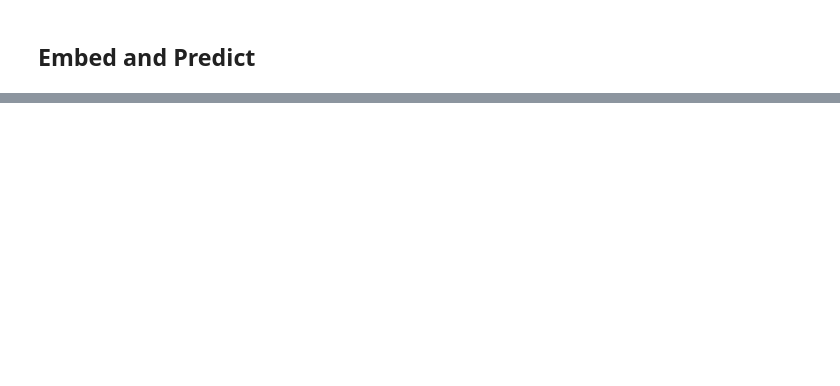
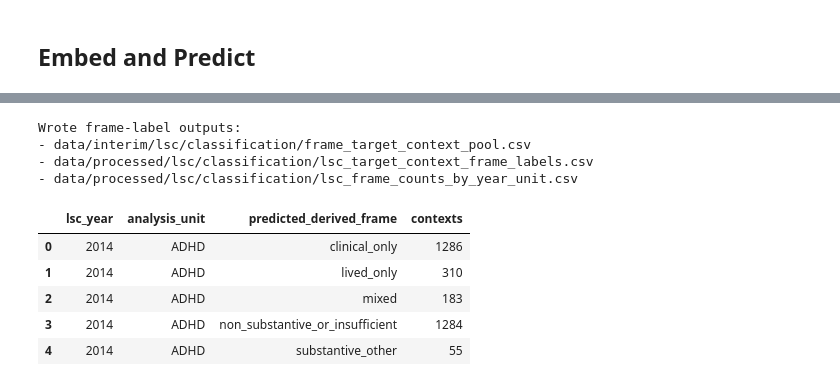
Before and after one commit to jako6f/msc-nlp-therapy-speak, a Jupyter notebook: notebooks/01_classification/06_apply_frame_classifier.ipynb, the cells around one changed output, grey strips where cells are left out. Saved outputs shown, nothing was run; the diff lists cells and outputs as text; code cells hidden in the pictures; blank space fills up the shorter version.

```diff
--- a/notebooks/01_classification/06_apply_frame_classifier.ipynb
+++ b/notebooks/01_classification/06_apply_frame_classifier.ipynb
@@ -17,6 +17,7 @@ if PROJECT_ROOT.name == "01_classification":
     PROJECT_ROOT = PROJECT_ROOT.parents[1]
 
 CONTEXT_PATH = PROJECT_ROOT / "data/interim/lsc/contexts/lsc_mention_contexts.parquet"
+TARGET_POOL_PATH = PROJECT_ROOT / "data/interim/lsc/classification/frame_target_context_pool.csv"
 MODEL_DIR = PROJECT_ROOT / "data/processed/lsc/classification"
 MODEL_PATH = MODEL_DIR / "hierarchical_frame_logistic_models.pkl"
 METADATA_PATH = MODEL_DIR / "frame_classifier_metadata.json"
@@ -33,17 +36,24 @@ with MODEL_PATH.open("rb") as handle:
     models = pickle.load(handle)
 metadata = json.loads(METADATA_PATH.read_text(encoding="utf-8"))
 
-columns = [
+pool_columns = [
     "doc_id",
+    "url",
+    "registered_domain",
     "analysis_unit",
+    "target_group",
     "raw_form",
+    "matched_text",
     "mention_start_char",
     "mention_end_char",
     "target_sentence_plus_adjacent",
     "lsc_year",
+    "source_year",
 ]
-contexts = pd.read_parquet(CONTEXT_PATH, columns=columns)
+contexts = pd.read_parquet(CONTEXT_PATH, columns=pool_columns)
 target_contexts = contexts.loc[contexts["analysis_unit"].isin(["ADHD", "Autism"])].copy()
+
+
 def stable_context_id(row: pd.Series) -> str:
     value = "|".join(
         str(row.get(column, ""))
@@ -51,10 +61,22 @@ def stable_context_id(row: pd.Series) -> str:
     )
     return hashlib.sha1(value.encode("utf-8")).hexdigest()[:16]
 
+
 target_contexts = target_contexts.dropna(subset=["target_sentence_plus_adjacent", "lsc_year"])
 target_contexts = target_contexts.loc[target_contexts["target_sentence_plus_adjacent"].str.strip().ne("")].copy()
 target_contexts["context_id"] = target_contexts.apply(stable_context_id, axis=1)
+target_contexts["year_band"] = pd.cut(
+    target_contexts["lsc_year"].astype(int),
+    bins=[2013, 2017, 2022, 2026],
+    labels=["early_2014_2017", "mid_2018_2022", "late_2023_2026"],
+)
+
 duplicate_context_ids = target_contexts["context_id"].duplicated().sum()
 if duplicate_context_ids:
     raise ValueError(f"Context ID collision or duplicate mention rows found: {duplicate_context_ids}")
+
+target_contexts = target_contexts.sort_values(["analysis_unit", "lsc_year", "context_id"]).reset_index(drop=True)
+TARGET_POOL_PATH.parent.mkdir(parents=True, exist_ok=True)
+target_contexts.to_csv(TARGET_POOL_PATH, index=False)
 print(f"Target contexts to label: {len(target_contexts):,}")
+print(f"Refreshed target-context pool: {TARGET_POOL_PATH.relative_to(PROJECT_ROOT)}")
@@ -95,9 +120,9 @@ labels["p_substantive"] = models["substantive_target_discourse"].predict_proba(x
 labels["p_clinical_given_substantive"] = models["clinical_frame_present"].predict_proba(x_all)[:, 1]
 labels["p_lived_given_substantive"] = models["lived_experience_frame_present"].predict_proba(x_all)[:, 1]
 
-labels["predicted_substantive_target_discourse"] = labels["p_substantive"].ge(0.5)
-labels["predicted_clinical_frame_present"] = labels["p_clinical_given_substantive"].ge(0.5)
-labels["predicted_lived_experience_frame_present"] = labels["p_lived_given_substantive"].ge(0.5)
+labels["predicted_substantive_target_discourse"] = labels["p_substantive"].ge(0.5).astype("boolean")
+labels["predicted_clinical_frame_present"] = labels["p_clinical_given_substantive"].ge(0.5).astype("boolean")
+labels["predicted_lived_experience_frame_present"] = labels["p_lived_given_substantive"].ge(0.5).astype("boolean")
 labels.loc[~labels["predicted_substantive_target_discourse"], "predicted_clinical_frame_present"] = pd.NA
 labels.loc[~labels["predicted_substantive_target_discourse"], "predicted_lived_experience_frame_present"] = pd.NA
 
@@ -123,10 +150,26 @@ labels["prompt_version"] = metadata["prompt_version"]
 # %%
+pool_ids = set(pd.read_csv(TARGET_POOL_PATH, usecols=["context_id"])["context_id"])
+label_ids = set(labels["context_id"])
+if pool_ids != label_ids:
+    raise ValueError("Refreshed target pool and frame-label outputs do not contain the same context IDs.")
+
 labels.to_csv(OUTPUT_PATH, index=False)
 summary = labels.groupby(["lsc_year", "analysis_unit", "predicted_derived_frame"], as_index=False).size().rename(columns={"size": "contexts"})
 summary.to_csv(SUMMARY_PATH, index=False)
 
 print("Wrote frame-label outputs:")
-for path in [OUTPUT_PATH, SUMMARY_PATH]:
+for path in [TARGET_POOL_PATH, OUTPUT_PATH, SUMMARY_PATH]:
     print(f"- {path.relative_to(PROJECT_ROOT)}")
 
 summary.head()
+# %% [output]
+Wrote frame-label outputs:
+- data/interim/lsc/classification/frame_target_context_pool.csv
+- data/processed/lsc/classification/lsc_target_context_frame_labels.csv
+- data/processed/lsc/classification/lsc_frame_counts_by_year_unit.csv
+|  | lsc_year | analysis_unit | predicted_derived_frame | contexts |
+| 0 | 2014 | ADHD | clinical_only | 1286 |
+| 1 | 2014 | ADHD | lived_only | 310 |
+| 2 | 2014 | ADHD | mixed | 183 |
+| 3 | 2014 | ADHD | non_substantive_or_insufficient | 1284 |
+| 4 | 2014 | ADHD | substantive_other | 55 |
```
Also changed, not shown: parts of 5 cells of this notebook, 21 other files.
